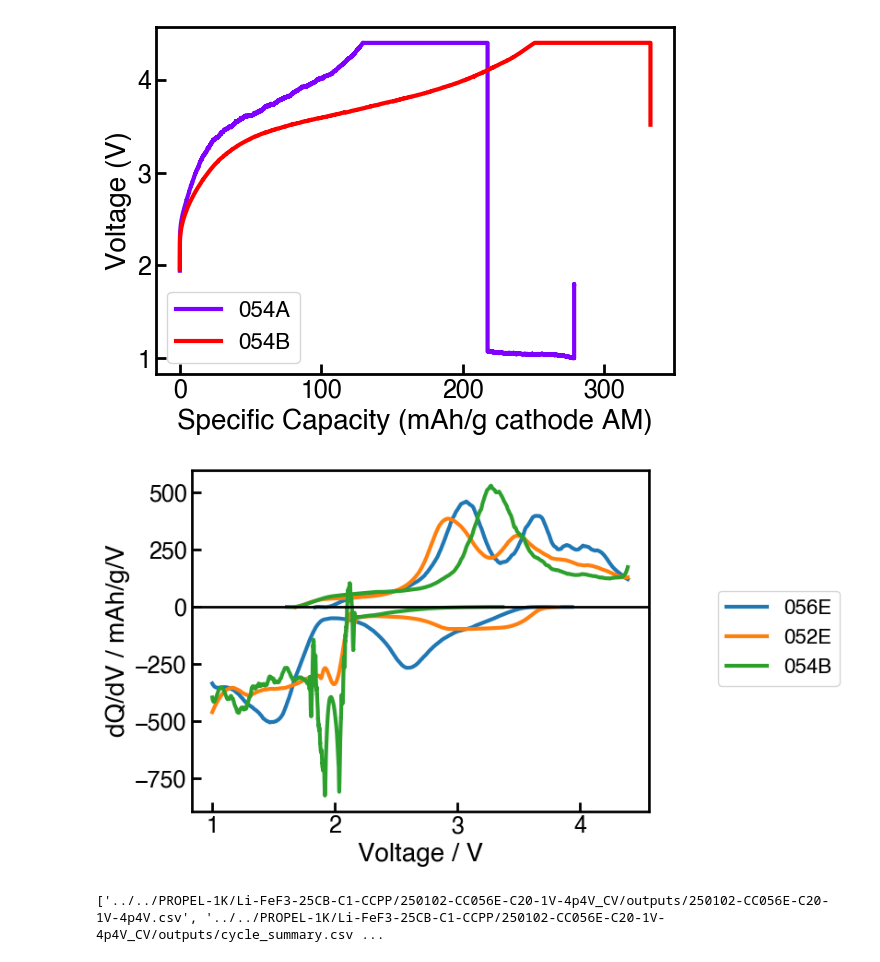
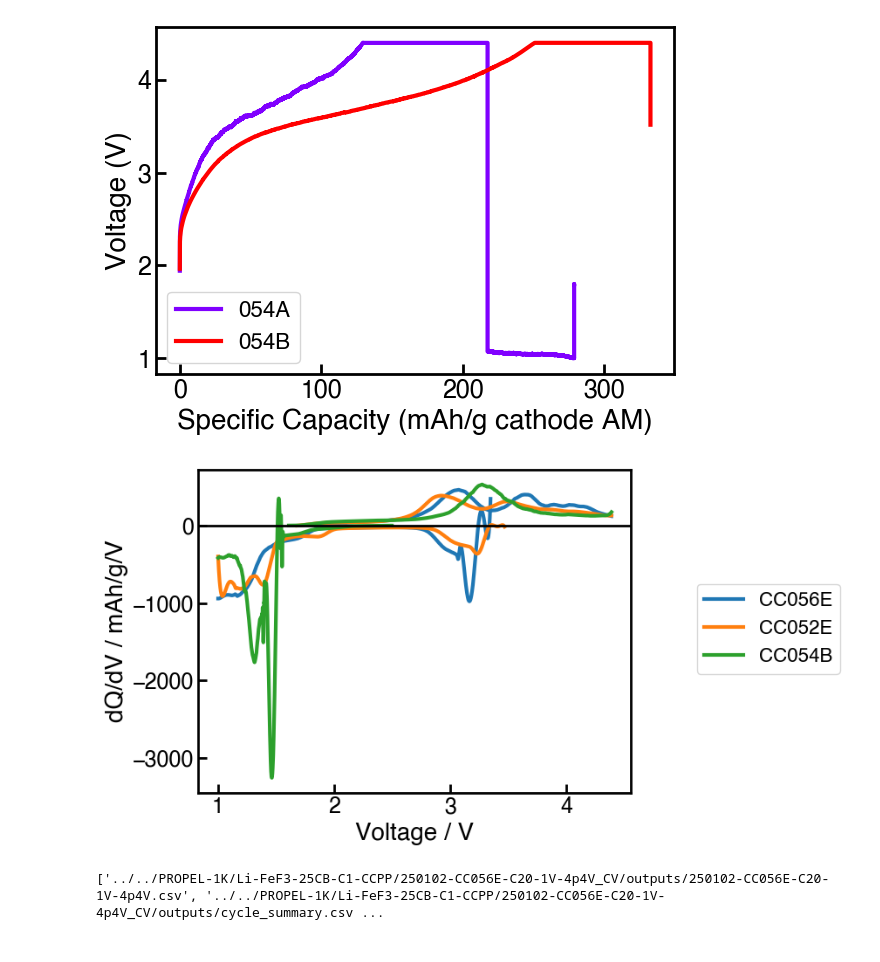
Before and after one commit to hancheng2000/herald_visualization, a Jupyter notebook: notebooks/plot.ipynb, the cells around one changed output. Cells and saved outputs as stored; diff of their text form; code cells hidden in the pictures.

Commit message:
Added plotting dQdV by half cycles

```diff
--- a/notebooks/plot.ipynb
+++ b/notebooks/plot.ipynb
@@ -152,32 +152,33 @@ plt.legend(cell_ids)
 # %%
 # Overlay multiple dQ/dV plots
 
-cell_ids = ['056E','052E','054B']
+cell_ids = ['CC056E','CC052E','CC054B']
 labels = cell_ids
 dfs = {}
 
 for id in cell_ids:
     dir_name = os.path.join(id_to_path(id), 'outputs')
     csv_files = glob.glob(os.path.join(dir_name, '*.csv'))
     summary_file = os.path.join(dir_name, 'cycle_summary.csv')
-    data_file = [file for file in csv_files if 'cycle_summary' not in file][0]
+    data_file = [file for file in csv_files if 'cycle_summary' not in file and 'PEIS' not in file][0]
     df = ec.echem_file_loader(data_file)
     df_sum = pd.read_csv(summary_file)
     df = df[(df['state'] != 'R') & (df['Voltage'] < df_sum.loc[1, 'UCV'] - 0.01)]
     dfs[id] = df
 
 fig, ax = multi_df_dqdv_plot(list(dfs.values()),
+                             halfcycles=[1,2],
                              colormap='tab10',
                              capacity_label='Specific Capacity',
                              labels=labels)
 # plt.ylim(-600, 500)
 # cm = plt.get_cmap('tab10')
 # for x in [2.66, 2.90]:
 #     plt.axvline(x, color=cm(0), linestyle='--', linewidth=1)
 # for x in [1.92, 4.11]:
 #     plt.axvline(x, color=cm(1), linestyle='--', linewidth=1)
 # %% [output]
-[figure, old version]
+[figure, new version]
 # %%
 dir_name = os.path.join(id_to_path('CC056E'), 'outputs')
 csv_files = glob.glob(os.path.join(dir_name,'*.csv'))
```
Also changed, not shown: 1 other file.
